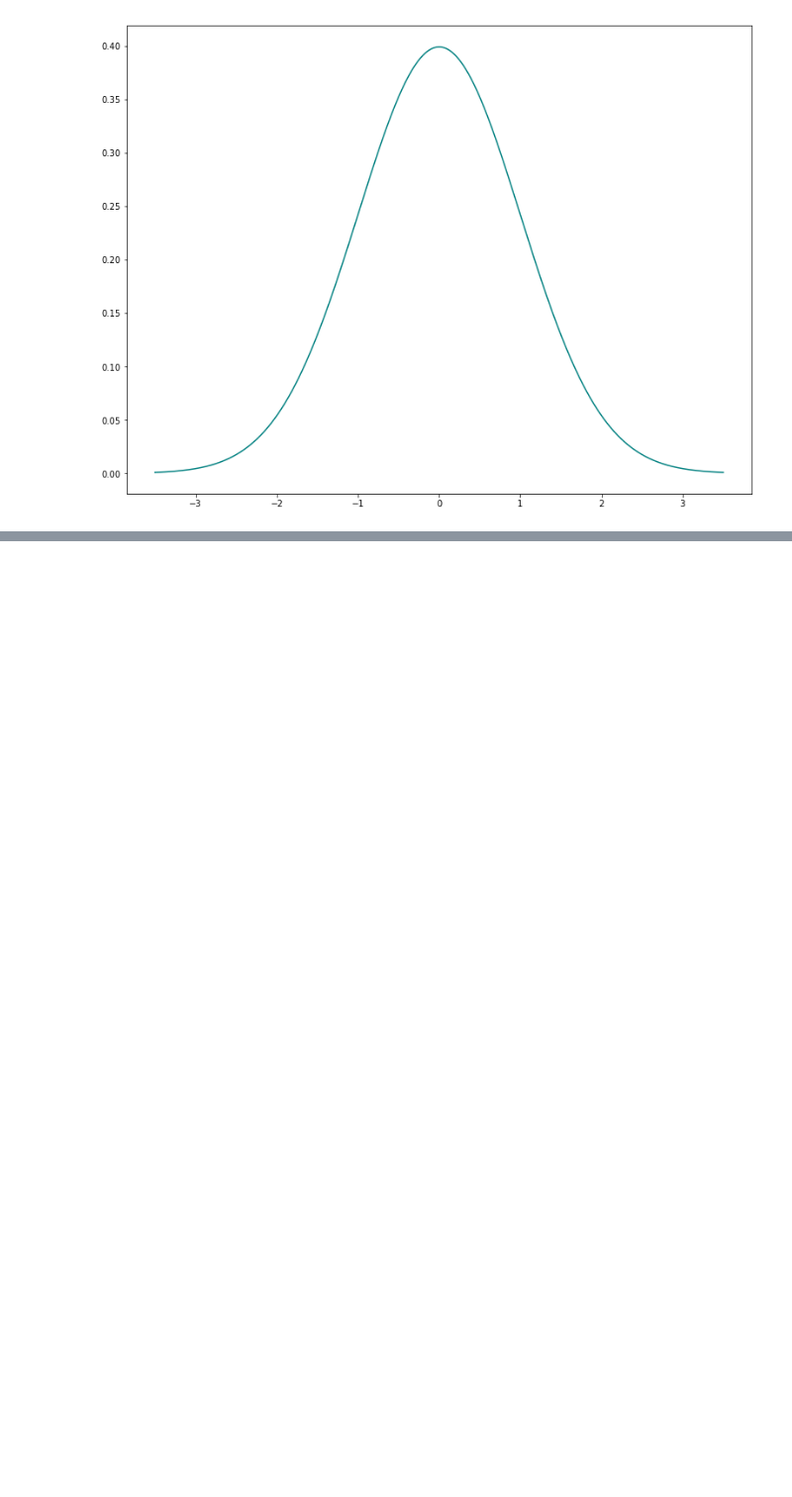
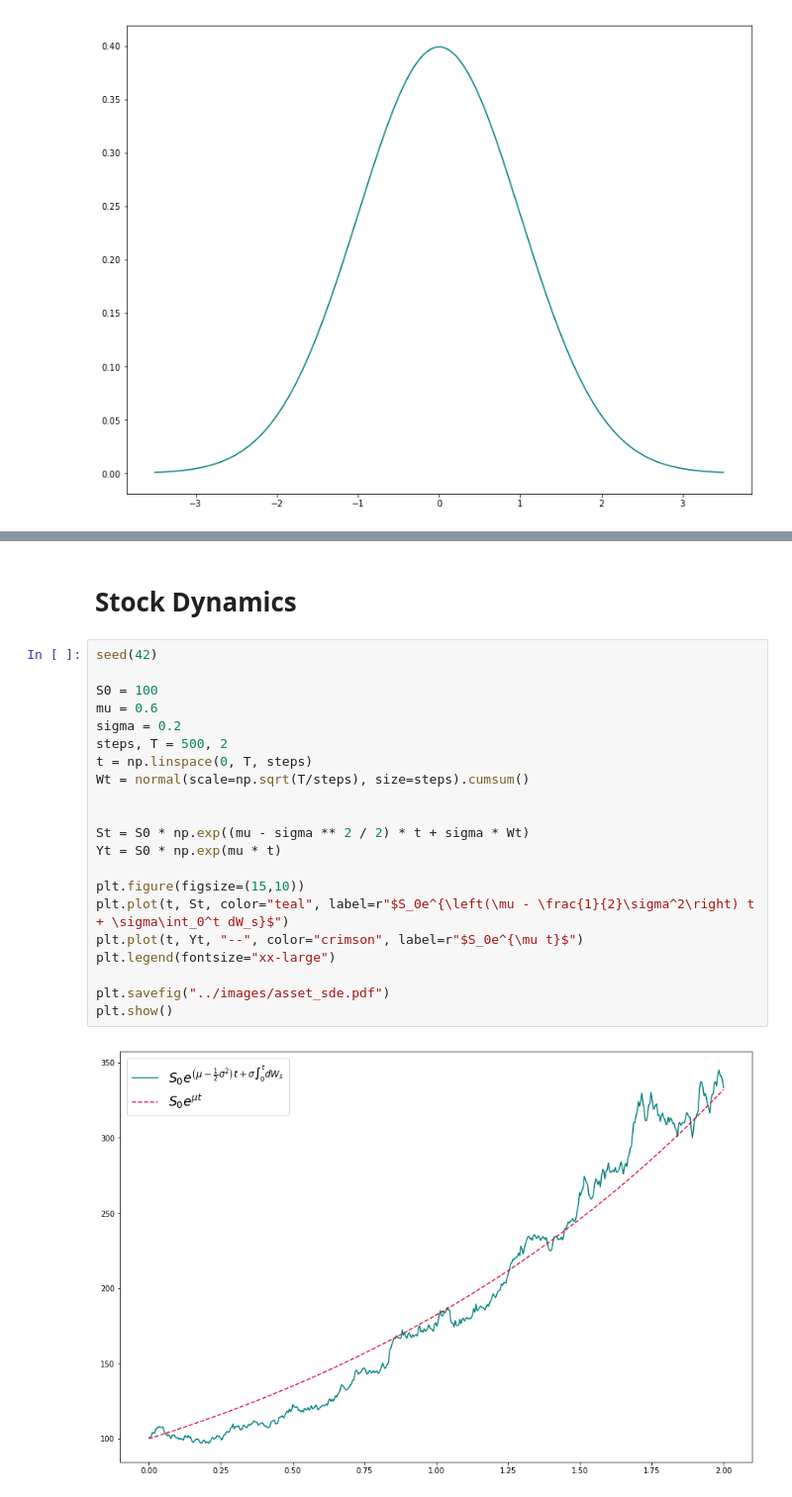
Before and after one commit to gerdm/TGMAFFIRO, a Jupyter notebook: notebooks/graphics.ipynb, the cells around one changed output, grey strips where cells are left out. Shown at 99% size. Drawn from its saved outputs; the diff is of its cells as text; blank space fills up the shorter version.

```diff
--- a/notebooks/graphics.ipynb
+++ b/notebooks/graphics.ipynb
@@ -111,0 +144,25 @@ plt.show()
+# %% [markdown]
+# Stock Dynamics
+# %%
+seed(42)
+
+S0 = 100
+mu = 0.6
+sigma = 0.2
+steps, T = 500, 2
+t = np.linspace(0, T, steps)
+Wt = normal(scale=np.sqrt(T/steps), size=steps).cumsum()
+
+
+St = S0 * np.exp((mu - sigma ** 2 / 2) * t + sigma * Wt)
+Yt = S0 * np.exp(mu * t)
+
+plt.figure(figsize=(15,10))
+plt.plot(t, St, color="teal", label=r"$S_0e^{\left(\mu - \frac{1}{2}\sigma^2\right) t + \sigma\int_0^t dW_s}$")
+plt.plot(t, Yt, "--", color="crimson", label=r"$S_0e^{\mu t}$")
+plt.legend(fontsize="xx-large")
+
+plt.savefig("../images/asset_sde.pdf")
+plt.show()
+# %% [output]
+[figure, added]
```
Also changed, not shown: parts of 3 cells of this notebook, 5 other files.
